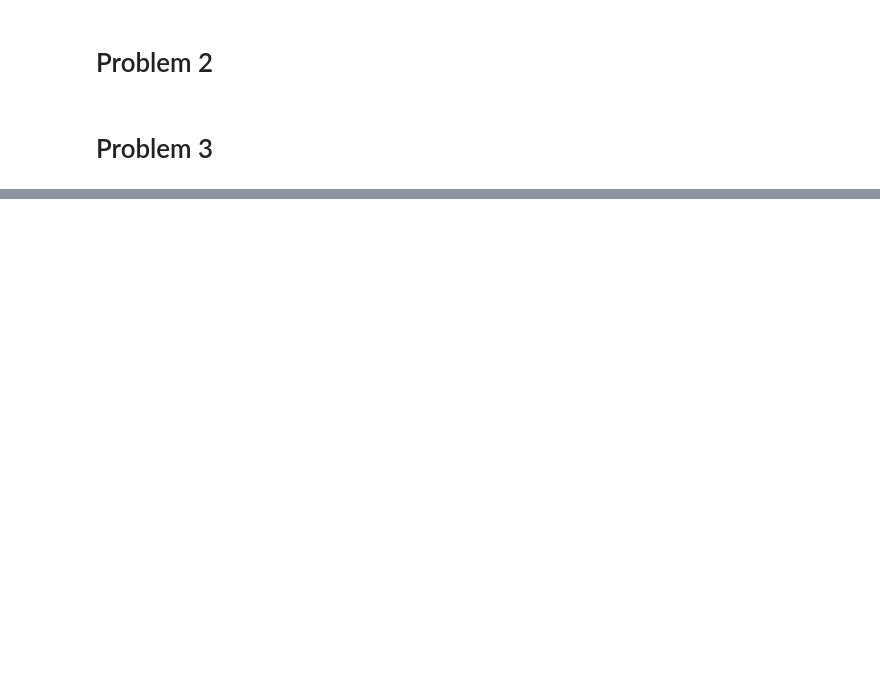
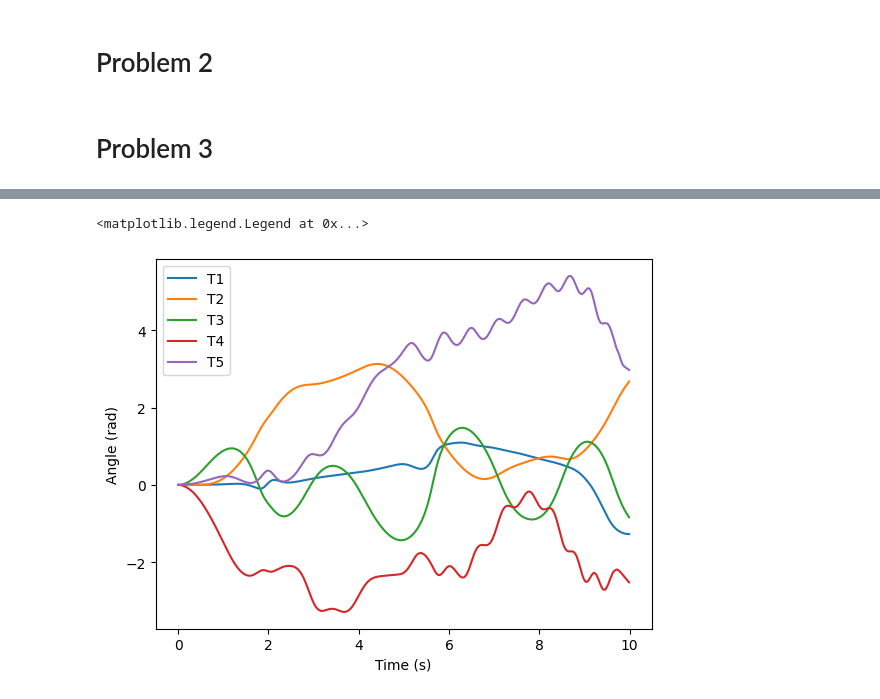
Before and after one commit to seanmorton2023/ME449, a Jupyter notebook: HW3.ipynb, the cells around one changed output, grey strips where cells are left out. Saved outputs shown, nothing was run; the diff lists cells and outputs as text; code cells hidden in the pictures; blank space fills up the shorter version.

```diff
--- a/HW3.ipynb
+++ b/HW3.ipynb
@@ -290,8 +356,12 @@ write_csv_mat("HW3_p2_damped.csv",traj_damped)
 #params for problem:
 g = [0,0,0]
 springPosn = [0,0,2]
-stiffness = 8
+stiffness = 2
 restLength = 0
+damping = 0
+
+thetalist0 = [0,0,0,0,0,0]
+dthetalist0 =[0,0,0,0,0,0]
 
 tf = 10
 dt = 0.01
@@ -306,3 +379,22 @@ print(f"Elapsed: {realtimef - realtime0}")
+# %%
+#check results by plotting trajectory over time
+plt.clf()
+t_array = np.arange(0, tf, dt)
+
+plt.plot(t_array, traj_spring[:,0], label="T1")
+plt.plot(t_array, traj_spring[:,1], label="T2")
+plt.plot(t_array, traj_spring[:,2], label="T3")
+plt.plot(t_array, traj_spring[:,3], label="T4")
+plt.plot(t_array, traj_spring[:,4], label="T5")
+# plt.plot(t_array, traj_spring[:,5], label="T6")
+
+
+plt.xlabel("Time (s)")
+plt.ylabel("Angle (rad)")
+plt.legend()
+# %% [output]
+<matplotlib.legend.Legend at 0x...>
+[figure, added]
 # %% [markdown]
 Questions for Office Hours:
 - Check on the energetic behavior of my system in the first problem. Looks like it could be feasible
```
Also changed, not shown: parts of 9 cells of this notebook, 6 other files.
